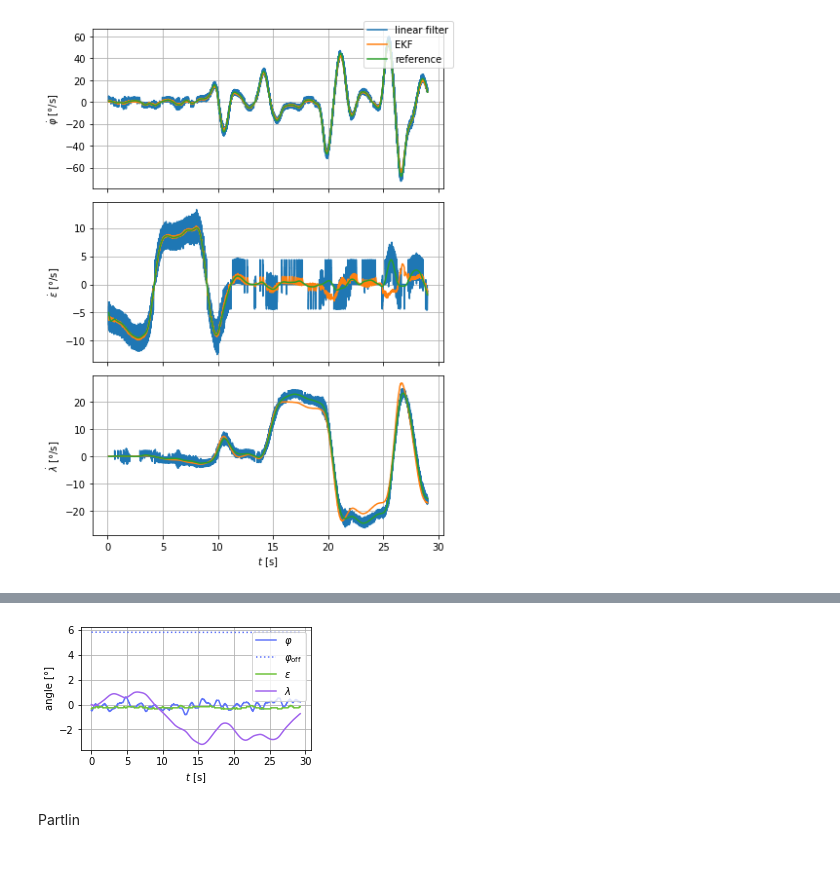
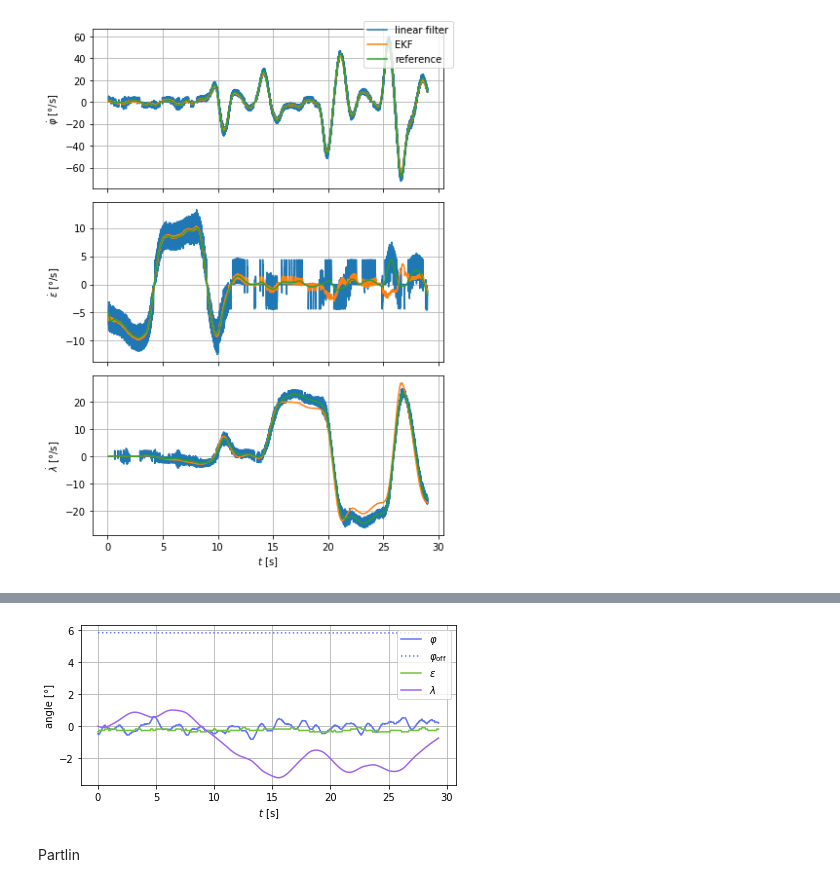
Before and after one commit to Rojetto/helicopter_thesis_code, a Jupyter notebook: scripts/diagrams.ipynb, the cells around one changed output, grey strips where cells are left out. Drawn from its saved outputs; the diff is of its cells as text; code cells hidden in the pictures.

```diff
--- a/scripts/diagrams.ipynb
+++ b/scripts/diagrams.ipynb
@@ -1559,21 +1446,21 @@ my_savefig('kalman_phi0_no_ekf')
 # %%
 meas = load_meas('obs_phioff_ekf_phi0_1')
 clip = clip_and_unify(meas, 120, 1000, relative_to_traj_start=False, normalize_t=True)
 
-plt.figure(figsize=(4, 2.5))
+plt.figure(figsize=(6, 3))
 plt.plot(clip.t, clip.phi/deg, **phi_color, label='$\\varphi$')
 plt.plot(clip.t, clip.phioff/deg, ls='dotted', **phi_color, label='$\\varphi_\\mathrm{off}$')
 plt.plot(clip.t, clip.eps/deg, **eps_color, label='$\\varepsilon$')
 plt.plot(clip.t, (clip.lamb - clip.lamb[0])/deg, **lamb_color, label='$\\lambda$')
 plt.grid()
 plt.legend()
 plt.xlabel("$t$ [s]")
 plt.ylabel("angle [°]")
 
 plt.tight_layout()
 my_savefig('kalman_phi0_with_ekf')
 # %% [output]
-[figure, old version]
+[figure, new version]
 # %% [markdown]
 Partlin
 # %%
```
Also changed, not shown: parts of 68 cells of this notebook, 1 other file.
